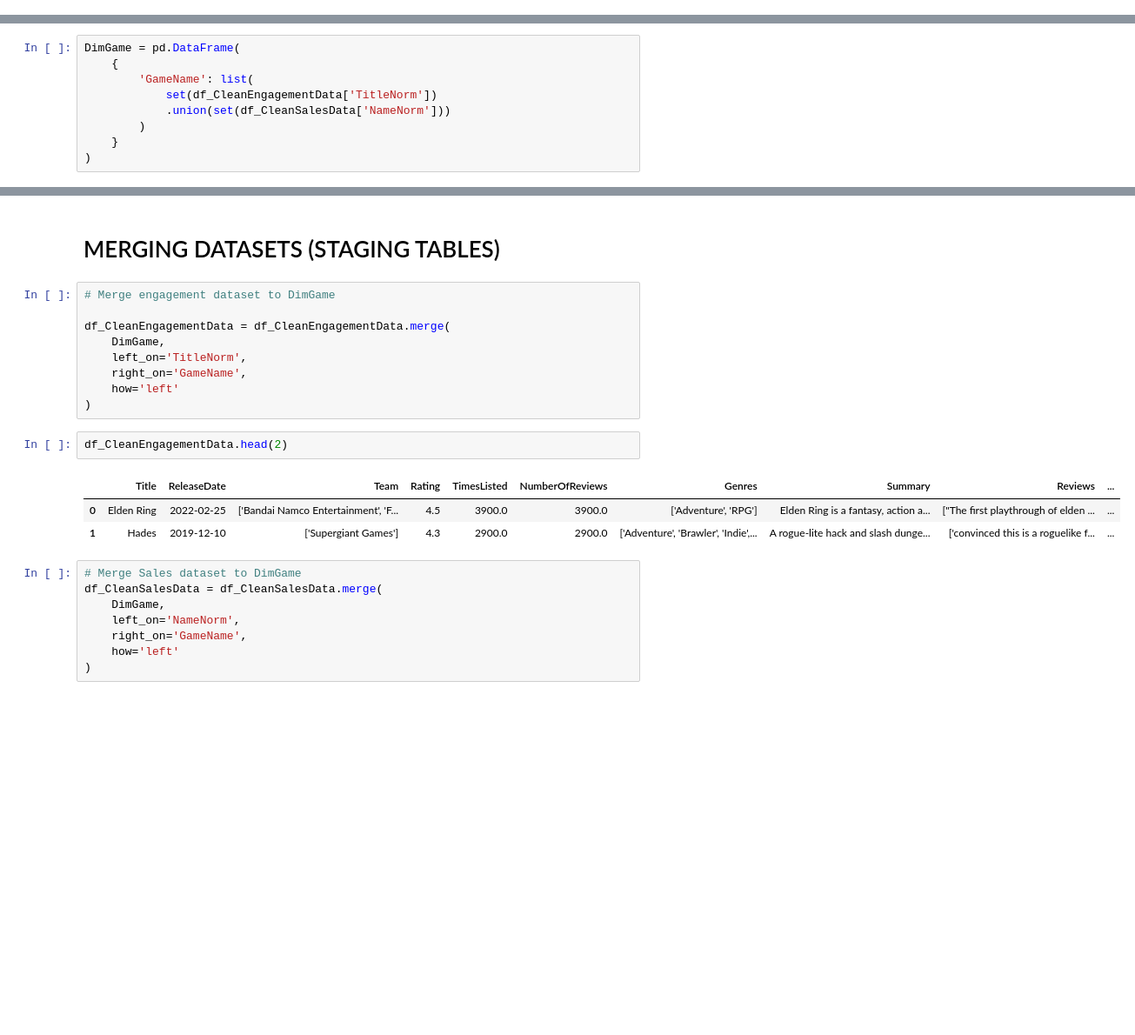
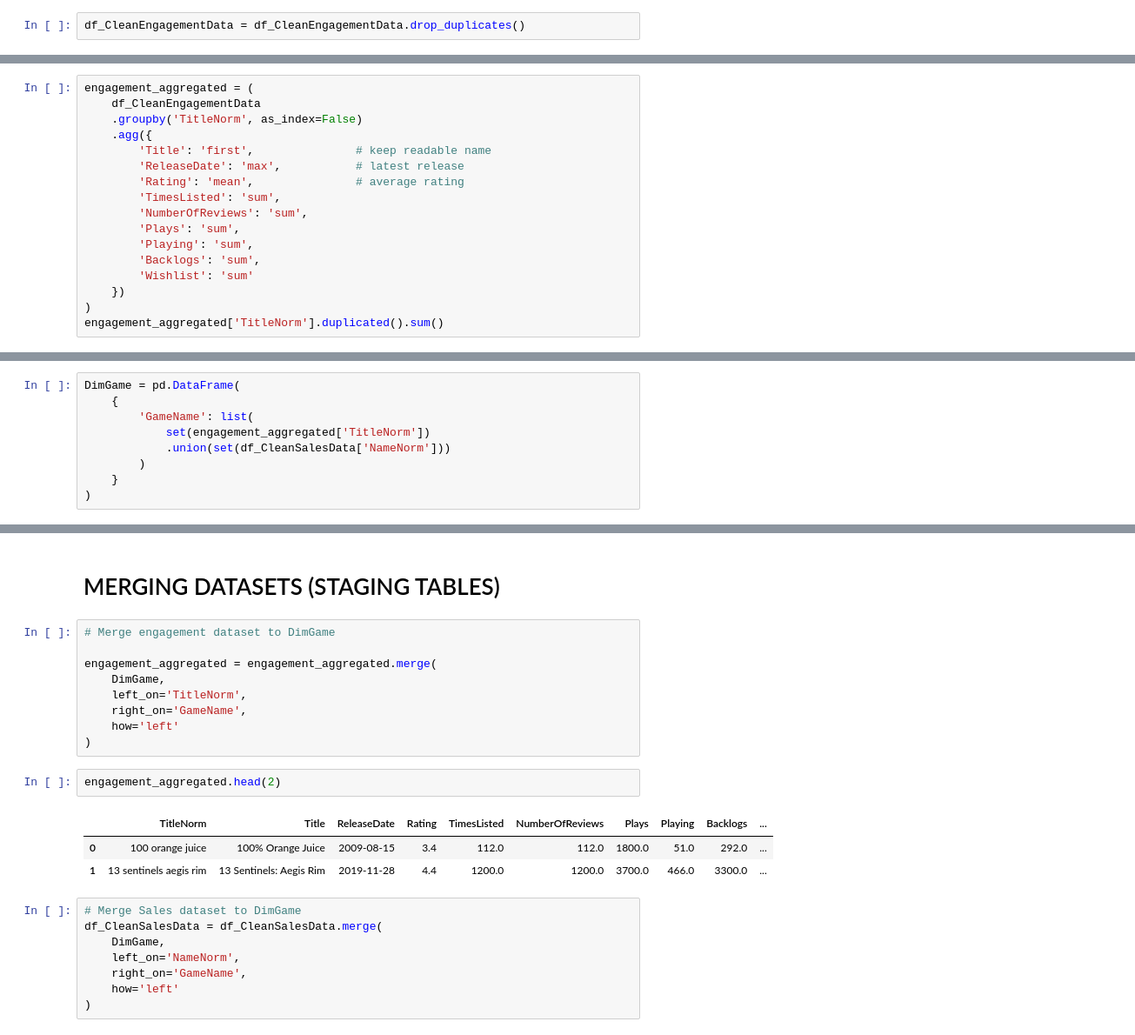
Before and after one commit to Simran-Sh/Labmentix-Internship, a Jupyter notebook: Video_GameDataAnalysis/VideoGamePhase1b.ipynb, the cells around one changed output, grey strips where cells are left out. Shown at 87% size. Cells and saved outputs as stored; diff of their text form; blank space fills up the shorter version.

```diff
--- a/Video_GameDataAnalysis/VideoGamePhase1b.ipynb
+++ b/Video_GameDataAnalysis/VideoGamePhase1b.ipynb
@@ -17,0 +36,2 @@ df_CleanEngagementData.head(2)
+# %%
+df_CleanEngagementData = df_CleanEngagementData.drop_duplicates()
@@ -47,0 +92,17 @@ df_CleanEngagementData.head(2)
+# %%
+engagement_aggregated = (
+    df_CleanEngagementData
+    .groupby('TitleNorm', as_index=False)
+    .agg({
+        'Title': 'first',               # keep readable name
+        'ReleaseDate': 'max',           # latest release
+        'Rating': 'mean',               # average rating
+        'TimesListed': 'sum',
+        'NumberOfReviews': 'sum',
+        'Plays': 'sum',
+        'Playing': 'sum',
+        'Backlogs': 'sum',
+        'Wishlist': 'sum'
+    })
+)
+engagement_aggregated['TitleNorm'].duplicated().sum()
@@ -67,7 +136,7 @@ df_CleanSalesData.head(2)
 DimGame = pd.DataFrame(
     {
         'GameName': list(
-            set(df_CleanEngagementData['TitleNorm'])
+            set(engagement_aggregated['TitleNorm'])
             .union(set(df_CleanSalesData['NameNorm']))
         )
     }
@@ -98,18 +167,18 @@ DimGame
 # %%
 # Merge engagement dataset to DimGame
 
-df_CleanEngagementData = df_CleanEngagementData.merge(
+engagement_aggregated = engagement_aggregated.merge(
     DimGame,
     left_on='TitleNorm',
     right_on='GameName',
     how='left'
 )
 # %%
-df_CleanEngagementData.head(2)
+engagement_aggregated.head(2)
 # %% [output]
-|  | Title | ReleaseDate | Team | Rating | TimesListed | NumberOfReviews | Genres | Summary | Reviews | ... |
-| 0 | Elden Ring | 2022-02-25 | ['Bandai Namco Entertainment', 'F... | 4.5 | 3900.0 | 3900.0 | ['Adventure', 'RPG'] | Elden Ring is a fantasy, action a... | ["The first playthrough of elden ... | ... |
-| 1 | Hades | 2019-12-10 | ['Supergiant Games'] | 4.3 | 2900.0 | 2900.0 | ['Adventure', 'Brawler', 'Indie',... | A rogue-lite hack and slash dunge... | ['convinced this is a roguelike f... | ... |
+|  | TitleNorm | Title | ReleaseDate | Rating | TimesListed | NumberOfReviews | Plays | Playing | Backlogs | ... |
+| 0 | 100 orange juice | 100% Orange Juice | 2009-08-15 | 3.4 | 112.0 | 112.0 | 1800.0 | 51.0 | 292.0 | ... |
+| 1 | 13 sentinels aegis rim | 13 Sentinels: Aegis Rim | 2019-11-28 | 4.4 | 1200.0 | 1200.0 | 3700.0 | 466.0 | 3300.0 | ... |
 # %%
 # Merge Sales dataset to DimGame
 df_CleanSalesData = df_CleanSalesData.merge(
```
Also changed, not shown: parts of 18 cells of this notebook, 15 other files.
